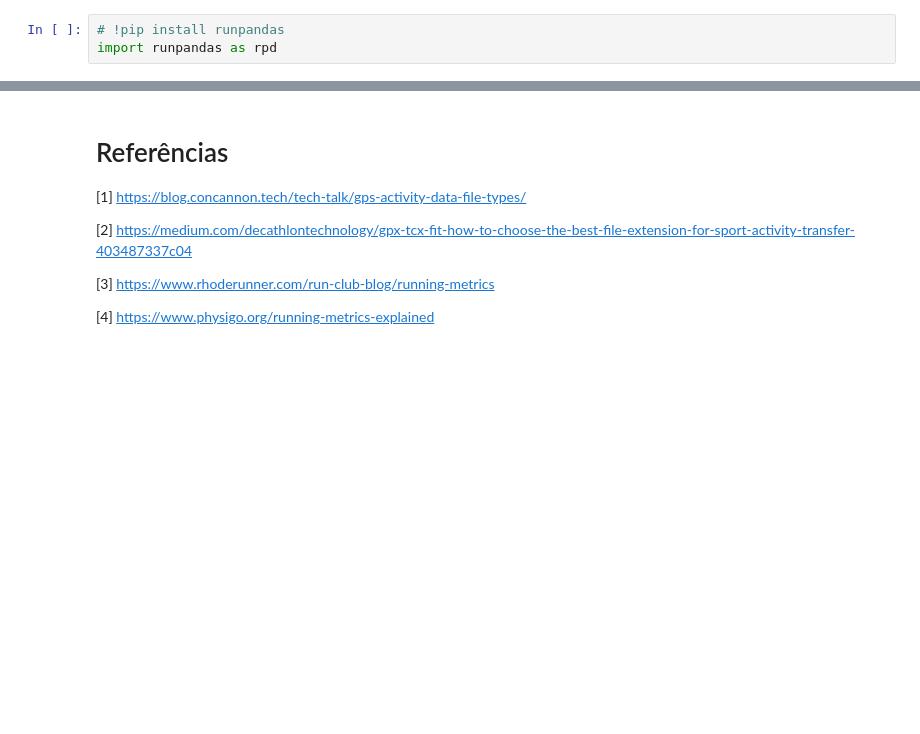
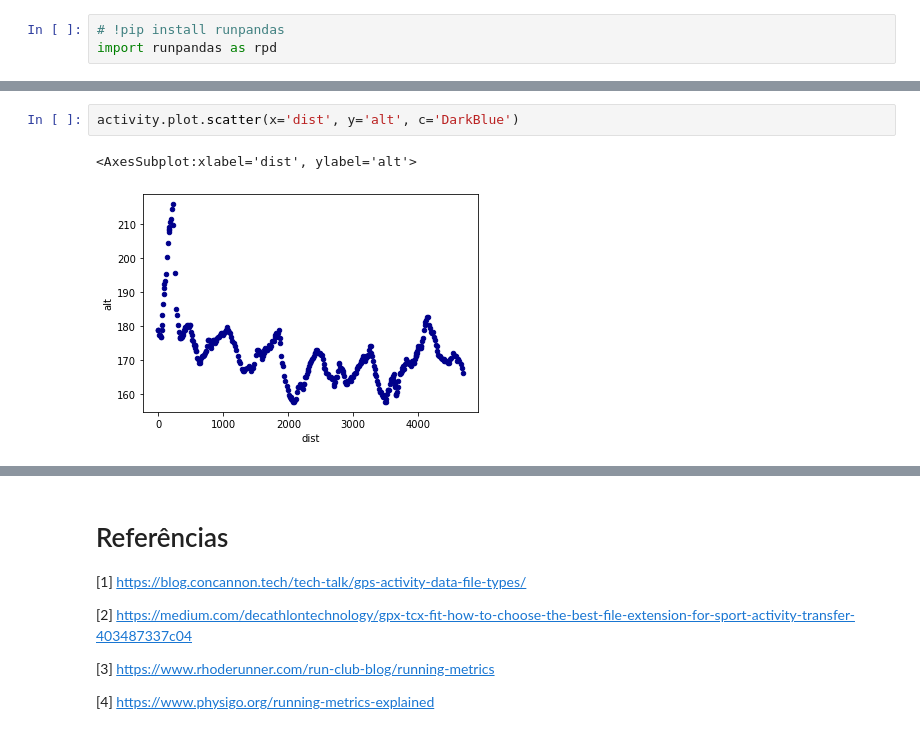
Before and after one commit to corriporai/presentations, a Jupyter notebook: pythonnordeste2022/slides.ipynb, the cells around one changed output, grey strips where cells are left out. Drawn from its saved outputs; the diff is of its cells as text; blank space fills up the shorter version.

```diff
--- a/pythonnordeste2022/slides.ipynb
+++ b/pythonnordeste2022/slides.ipynb
@@ -281,0 +391,5 @@ OSError: ./sample.tcx does not exist
+# %%
+activity.plot.scatter(x='dist', y='alt', c='DarkBlue')
+# %% [output]
+<AxesSubplot:xlabel='dist', ylabel='alt'>
+[figure, added]
```
Also changed, not shown: parts of 22 cells of this notebook, 6 other files.
